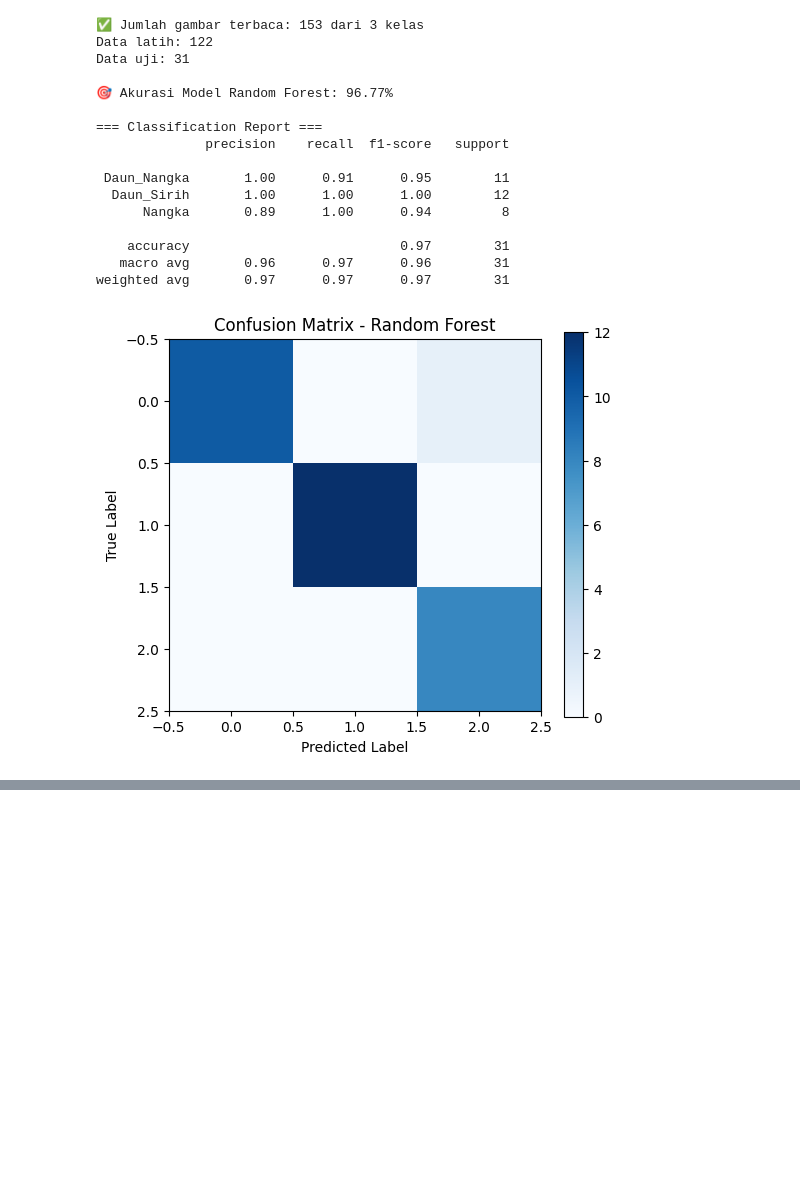
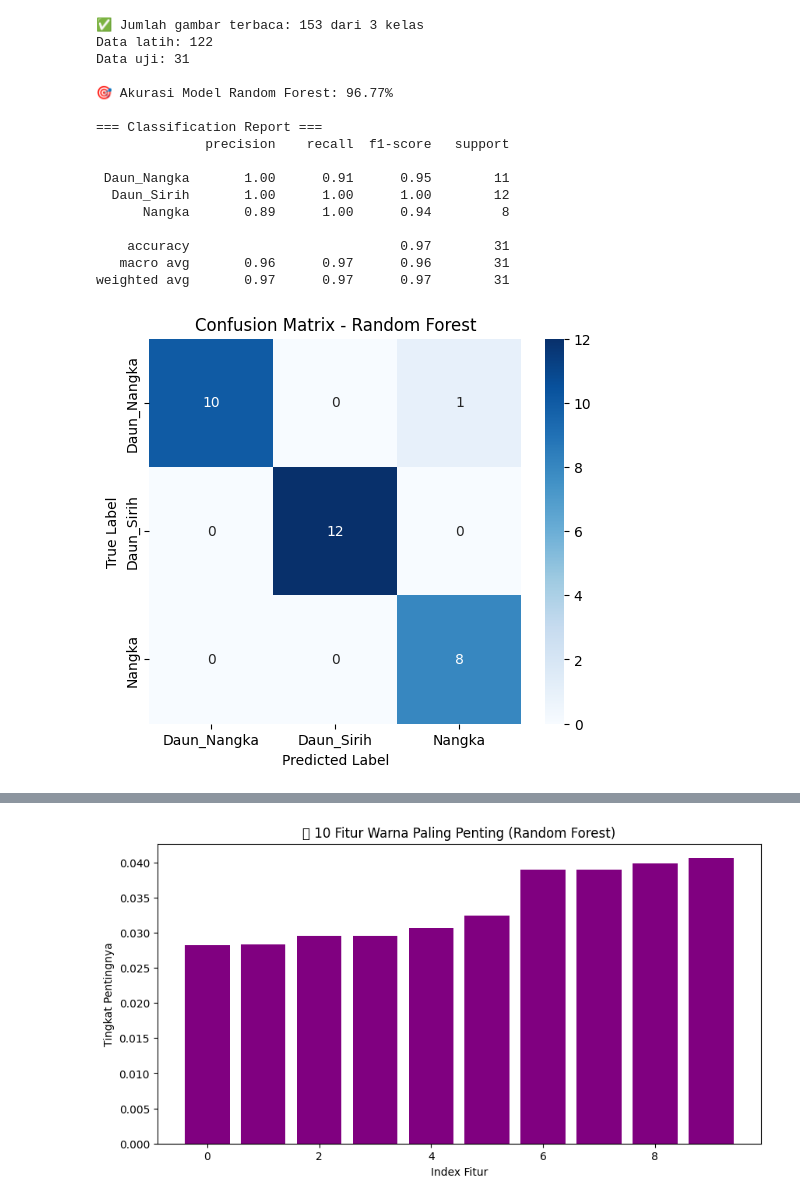
Before and after one commit to BayuHartono25/Klasifikasi-Daun-Herbal-main, a Jupyter notebook: random_forest_classification.ipynb, the cells around one changed output, grey strips where cells are left out. Drawn from its saved outputs; the diff is of its cells as text; code cells hidden in the pictures; blank space fills up the shorter version.

Commit message:
update grafik

```diff
--- a/random_forest_classification.ipynb
+++ b/random_forest_classification.ipynb
@@ -5,21 +5,23 @@ import cv2
 import numpy as np
 import pandas as pd
 import matplotlib.pyplot as plt
+import seaborn as sns
 from sklearn.model_selection import train_test_split
 from sklearn.ensemble import RandomForestClassifier
-from sklearn.metrics import accuracy_score, classification_report, confusion_matrix
+from sklearn.metrics import accuracy_score, classification_report, confusion_matrix, precision_recall_fscore_support
 import joblib
+import random
 
 # === Path ke dataset ===
 data_dir = "dataset"
 
-# === Mengecek apakah folder dataset ada ===
 if not os.path.exists(data_dir):
     raise FileNotFoundError("⚠️ Folder 'dataset' tidak ditemukan. Pastikan folder tersebut ada di direktori proyek.")
 
 # === Membaca gambar dan mengekstraksi fitur warna (histogram RGB) ===
 labels = []
 features = []
+images = []  # simpan gambar untuk visualisasi
 
 for folder in os.listdir(data_dir):
     folder_path = os.path.join(data_dir, folder)
@@ -32,16 +34,14 @@ for folder in os.listdir(data_dir):
         if img is None:
             continue
 
-        # Resize gambar agar seragam
         img = cv2.resize(img, (128, 128))
-
-        # Ekstraksi fitur warna: histogram RGB (8x8x8 bin)
         hist = cv2.calcHist([img], [0, 1, 2], None, [8, 8, 8],
                             [0, 256, 0, 256, 0, 256])
         hist = cv2.normalize(hist, hist).flatten()
 
         features.append(hist)
         labels.append(folder)
+        images.append((img, folder))  # simpan (gambar, label_asli)
 
 print(f"✅ Jumlah gambar terbaca: {len(features)} dari {len(set(labels))} kelas")
 
@@ -64,39 +64,90 @@ y_pred = rf.predict(X_test)
 # === Evaluasi ===
 acc = accuracy_score(y_test, y_pred)
 print(f"\n🎯 Akurasi Model Random Forest: {acc * 100:.2f}%\n")
-
 print("=== Classification Report ===")
 print(classification_report(y_test, y_pred))
 
 # === Confusion Matrix ===
 cm = confusion_matrix(y_test, y_pred, labels=np.unique(y))
 plt.figure(figsize=(6, 5))
-plt.imshow(cm, cmap='Blues')
+sns.heatmap(cm, annot=True, fmt='d', cmap='Blues', xticklabels=np.unique(y), yticklabels=np.unique(y))
 plt.title("Confusion Matrix - Random Forest")
 plt.xlabel("Predicted Label")
 plt.ylabel("True Label")
-plt.colorbar()
+plt.show()
+
+# === Grafik 1: Akurasi per Kelas ===
+precision, recall, f1, support = precision_recall_fscore_support(y_test, y_pred, labels=np.unique(y))
+
+plt.figure(figsize=(8,5))
+plt.bar(np.unique(y), recall * 100, color='green')
+plt.title("📊 Tingkat Recall per Kelas (Akurasi per Kelas)")
+plt.ylabel("Recall (%)")
+plt.xlabel("Nama Kelas")
+plt.ylim(0, 110)
+plt.show()
+
+# === Grafik 2: F1-Score per Kelas ===
+plt.figure(figsize=(8,5))
+plt.bar(np.unique(y), f1 * 100, color='orange')
+plt.title("📈 Nilai F1-Score per Kelas")
+plt.ylabel("F1-Score (%)")
+plt.xlabel("Nama Kelas")
+plt.ylim(0, 110)
+plt.show()
+
+# === Grafik 3: Feature Importance dari Random Forest ===
+importances = rf.feature_importances_
+indices = np.argsort(importances)[-10:]  # Ambil 10 fitur paling penting
+
+plt.figure(figsize=(10,5))
+plt.bar(range(len(indices)), importances[indices], color='purple')
+plt.title("🔥 10 Fitur Warna Paling Penting (Random Forest)")
+plt.xlabel("Index Fitur")
+plt.ylabel("Tingkat Pentingnya")
 plt.show()
 
 # === Tampilkan hasil prediksi contoh ===
 print("\nContoh 5 hasil prediksi:")
 for i in range(min(5, len(y_pred))):
     print(f"{i+1}. Prediksi: {y_pred[i]} | Asli: {y_test[i]}")
+
+# === Tampilkan contoh gambar hasil prediksi (visual) ===
+print("\n📸 Menampilkan beberapa contoh gambar hasil prediksi...")
+num_examples = 6
+plt.figure(figsize=(12, 8))
+
+# Pilih beberapa gambar acak dari dataset
+indices = random.sample(range(len(X_test)), num_examples)
+
+for i, idx in enumerate(indices):
+    img, true_label = images[idx]
+    pred_label = rf.predict([X_test[idx]])[0]
+
+    plt.subplot(2, 3, i+1)
+    plt.imshow(cv2.cvtColor(img, cv2.COLOR_BGR2RGB))
+    color = 'green' if pred_label == true_label else 'red'
+    plt.title(f"Pred: {pred_label}\nTrue: {true_label}", color=color)
+    plt.axis('off')
+
+plt.suptitle("🖼️ Contoh Gambar & Hasil Prediksi Random Forest", fontsize=14)
+plt.tight_layout()
+plt.show()
 # %% [output]
 ✅ Jumlah gambar terbaca: 153 dari 3 kelas
 Data latih: 122
 Data uji: 31
 
 🎯 Akurasi Model Random Forest: 96.77%
 
 === Classification Report ===
               precision    recall  f1-score   support
 
  Daun_Nangka       1.00      0.91      0.95        11
   Daun_Sirih       1.00      1.00      1.00        12
       Nangka       0.89      1.00      0.94         8
 
     accuracy                           0.97        31
    macro avg       0.96      0.97      0.96        31
 weighted avg       0.97      0.97      0.97        31
-[figure, old version]
+[figure, new version]
@@ -103,3 +156,4 @@ weighted avg       0.97      0.97      0.97        31
+[figure, added]
 Contoh 5 hasil prediksi:
 1. Prediksi: Daun_Sirih | Asli: Daun_Sirih
 2. Prediksi: Daun_Sirih | Asli: Daun_Sirih
```
Also changed, not shown: parts of 1 cell of this notebook.
